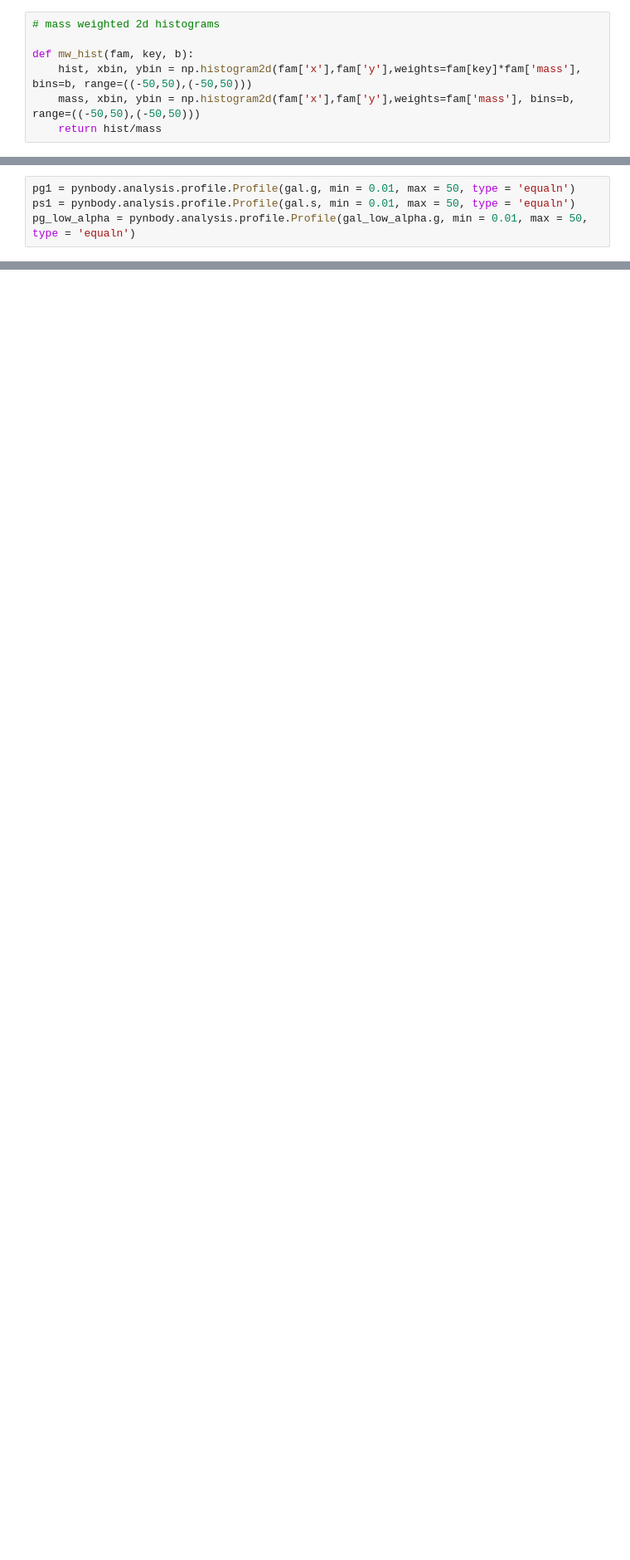
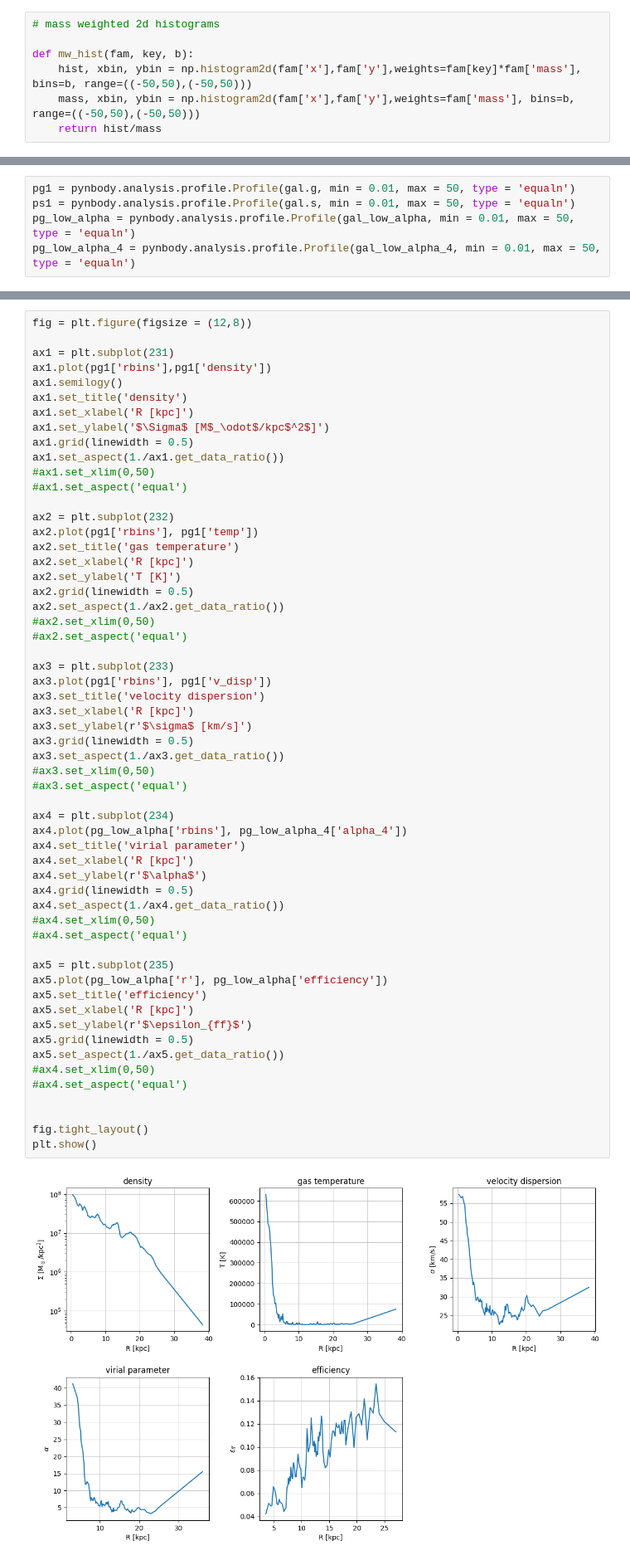
Before and after one commit to Evafranck/star_formation, a Jupyter notebook: star_formation.ipynb, the cells around one changed output, grey strips where cells are left out. Shown at 83% size. Drawn from its saved outputs; the diff is of its cells as text; blank space fills up the shorter version.

```diff
--- a/star_formation.ipynb
+++ b/star_formation.ipynb
@@ -273,7 +230,8 @@ eff_hist, e_xedges, e_yedges, e_bin = stats.binned_statistic_2d(gal_low_alpha['x
 # %%
 pg1 = pynbody.analysis.profile.Profile(gal.g, min = 0.01, max = 50, type = 'equaln')
 ps1 = pynbody.analysis.profile.Profile(gal.s, min = 0.01, max = 50, type = 'equaln')
-pg_low_alpha = pynbody.analysis.profile.Profile(gal_low_alpha.g, min = 0.01, max = 50, type = 'equaln')
+pg_low_alpha = pynbody.analysis.profile.Profile(gal_low_alpha, min = 0.01, max = 50, type = 'equaln')
+pg_low_alpha_4 = pynbody.analysis.profile.Profile(gal_low_alpha_4, min = 0.01, max = 50, type = 'equaln')
 # %%
 
 fig = plt.figure(figsize = (10,10))
@@ -382,3 +335,62 @@ plt.show()
+# %%
+fig = plt.figure(figsize = (12,8))
+
+ax1 = plt.subplot(231)
+ax1.plot(pg1['rbins'],pg1['density'])
+ax1.semilogy()
+ax1.set_title('density')
+ax1.set_xlabel('R [kpc]')
+ax1.set_ylabel('$\Sigma$ [M$_\odot$/kpc$^2$]')
+ax1.grid(linewidth = 0.5)
+ax1.set_aspect(1./ax1.get_data_ratio())
+#ax1.set_xlim(0,50)
+#ax1.set_aspect('equal')
+
+ax2 = plt.subplot(232)
+ax2.plot(pg1['rbins'], pg1['temp'])
+ax2.set_title('gas temperature')
+ax2.set_xlabel('R [kpc]')
+ax2.set_ylabel('T [K]')
+ax2.grid(linewidth = 0.5)
+ax2.set_aspect(1./ax2.get_data_ratio())
+#ax2.set_xlim(0,50)
+#ax2.set_aspect('equal')
+
+ax3 = plt.subplot(233)
+ax3.plot(pg1['rbins'], pg1['v_disp'])
+ax3.set_title('velocity dispersion')
+ax3.set_xlabel('R [kpc]')
+ax3.set_ylabel(r'$\sigma$ [km/s]')
+ax3.grid(linewidth = 0.5)
+ax3.set_aspect(1./ax3.get_data_ratio())
+#ax3.set_xlim(0,50)
+#ax3.set_aspect('equal')
+
+ax4 = plt.subplot(234)
+ax4.plot(pg_low_alpha['rbins'], pg_low_alpha_4['alpha_4'])
+ax4.set_title('virial parameter')
+ax4.set_xlabel('R [kpc]')
+ax4.set_ylabel(r'$\alpha$')
+ax4.grid(linewidth = 0.5)
+ax4.set_aspect(1./ax4.get_data_ratio())
+#ax4.set_xlim(0,50)
+#ax4.set_aspect('equal')
+
+ax5 = plt.subplot(235)
+ax5.plot(pg_low_alpha['r'], pg_low_alpha['efficiency'])
+ax5.set_title('efficiency')
+ax5.set_xlabel('R [kpc]')
+ax5.set_ylabel(r'$\epsilon_{ff}$')
+ax5.grid(linewidth = 0.5)
+ax5.set_aspect(1./ax5.get_data_ratio())
+#ax4.set_xlim(0,50)
+#ax4.set_aspect('equal')
+
+
+fig.tight_layout()
+plt.show()
+# %% [output]
+[figure, added]
 # %%
 plt.hist2d(gal.g['x'], gal.g['y'], cmap = 'gist_earth', bins = 500)
 axes = plt.gca()
```
Also changed, not shown: parts of 33 cells of this notebook.
